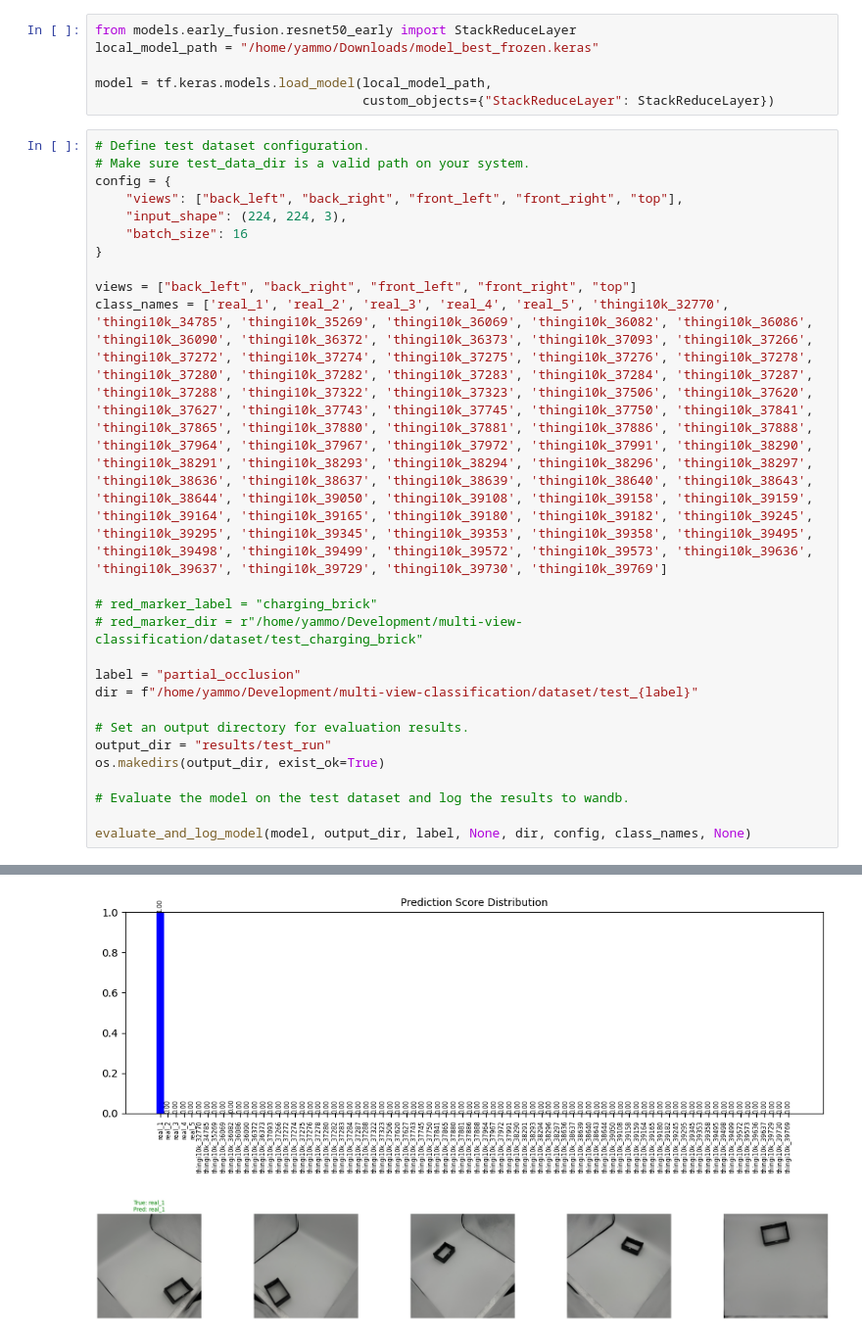
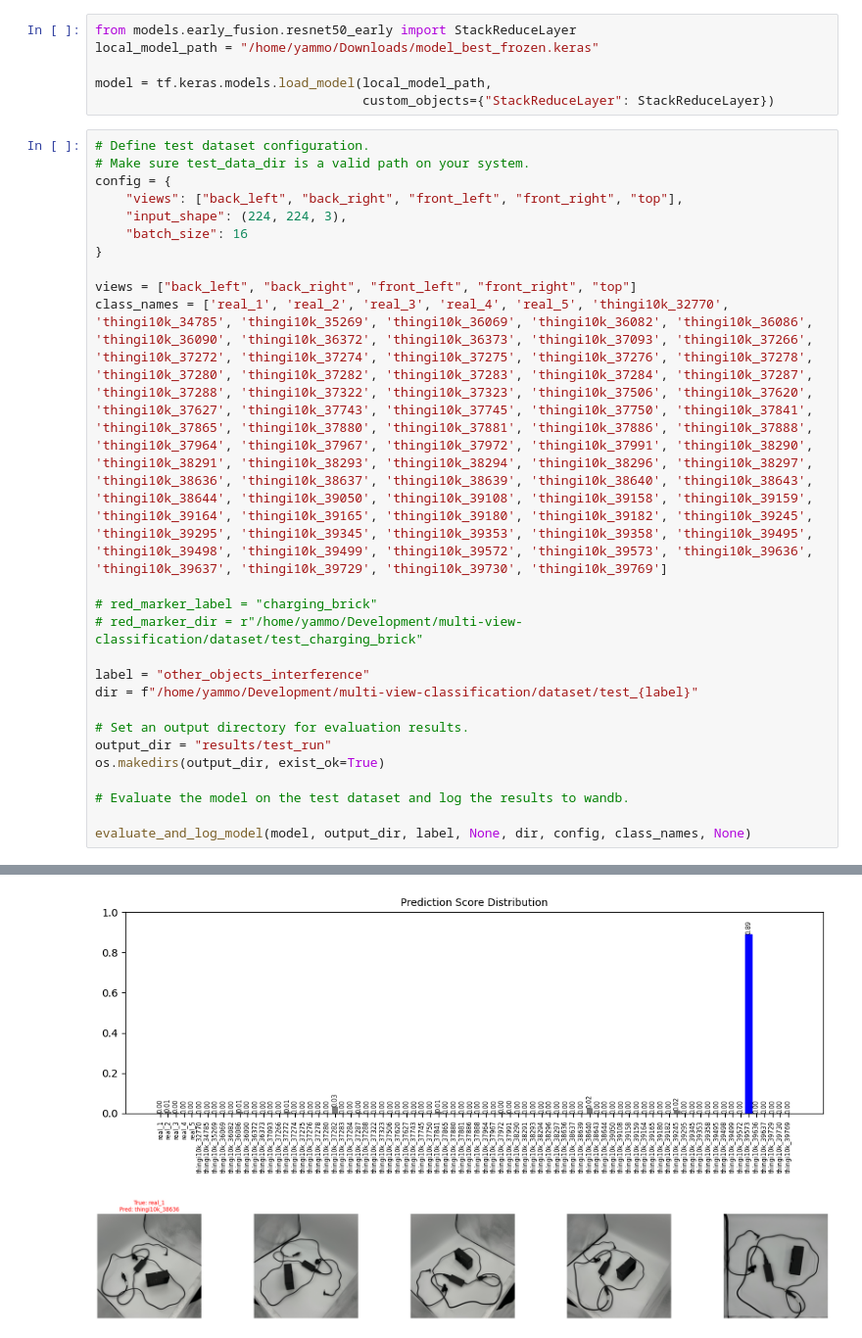
Before and after one commit to yammooo/multi-view-classification, a Jupyter notebook: test.ipynb, the cells around one changed output, grey strips where cells are left out. Shown at 98% size. Saved outputs shown, nothing was run; the diff lists cells and outputs as text.

```diff
--- a/test.ipynb
+++ b/test.ipynb
@@ -42,7 +42,7 @@ class_names = ['real_1', 'real_2', 'real_3', 'real_4', 'real_5', 'thingi10k_3277
 # red_marker_label = "charging_brick"
 # red_marker_dir = r"/home/yammo/Development/multi-view-classification/dataset/test_charging_brick"
 
-label = "partial_occlusion"
+label = "other_objects_interference"
 dir = f"/home/yammo/Development/multi-view-classification/dataset/test_{label}"
 
 # Set an output directory for evaluation results.
@@ -76,2 +76,2 @@ thingi10k_35269       0.00      0.00      0.00         0
-[figure, old version]
+[figure, new version]
-[figure, old version]
+[figure, new version]
```
Also changed, not shown: parts of 1 cell of this notebook, 11 other files.
